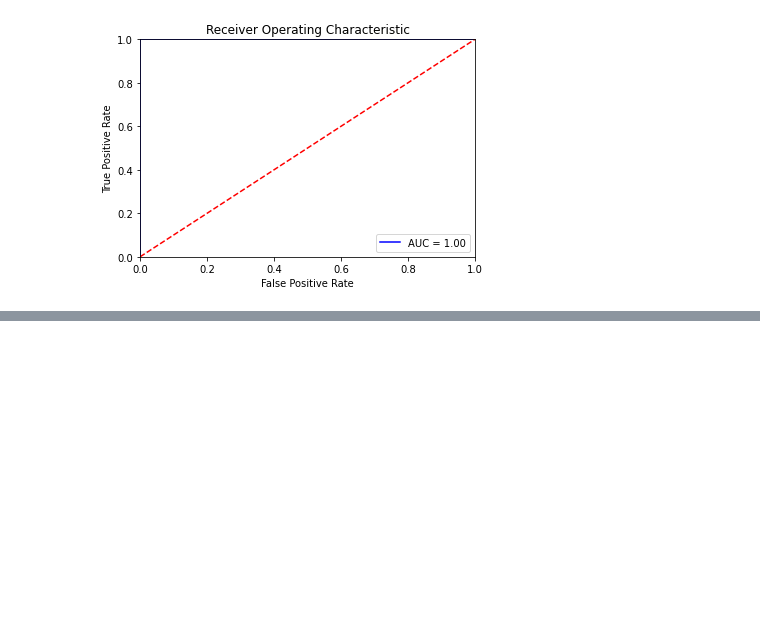
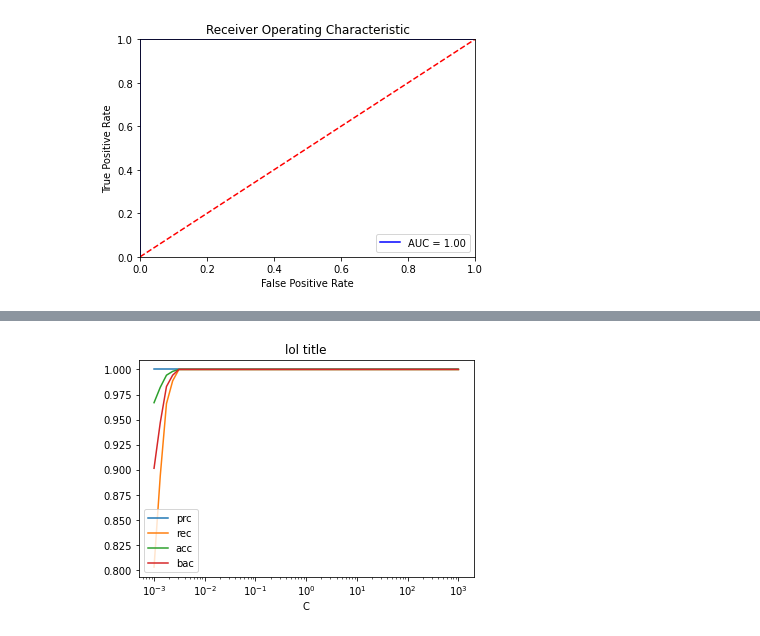
Before and after one commit to omgwenxx/machine_learning, a Jupyter notebook: assignment2/speeddating.ipynb, the cells around one changed output, grey strips where cells are left out. Cells and saved outputs as stored; diff of their text form; code cells hidden in the pictures; blank space fills up the shorter version.

```diff
--- a/assignment2/speeddating.ipynb
+++ b/assignment2/speeddating.ipynb
@@ -198,7 +184,7 @@ def svc_grid(X_train, y_train, X_test):
     return y_pred
 
 def svc(X_train, y_train, X_test):
-    svc = SVC(random_state = 42)
+    svc = LinearSVC(random_state = 42)
     svc.fit(X_train, y_train)
     return svc.predict(X_test)
 
@@ -294,0 +336,16 @@ R2:  63.11603786718643
+# %%
+C_range = np.logspace(-3, 3, num=30)
+
+P,R,A,BA,Cs = get_svc_scores(X_train, y_train, X_test, y_test, C_range)
+# %%
+plt.plot(Cs, P)
+plt.plot(Cs, R)
+plt.plot(Cs, A)
+plt.plot(Cs, BA)
+plt.legend(['prc', 'rec', 'acc', 'bac'], loc='lower left')
+plt.title('lol title')
+plt.xlabel('C')
+plt.xscale('log')
+plt.show()
+# %% [output]
+[figure, added]
```
Also changed, not shown: parts of 8 cells of this notebook, 1 other file.
